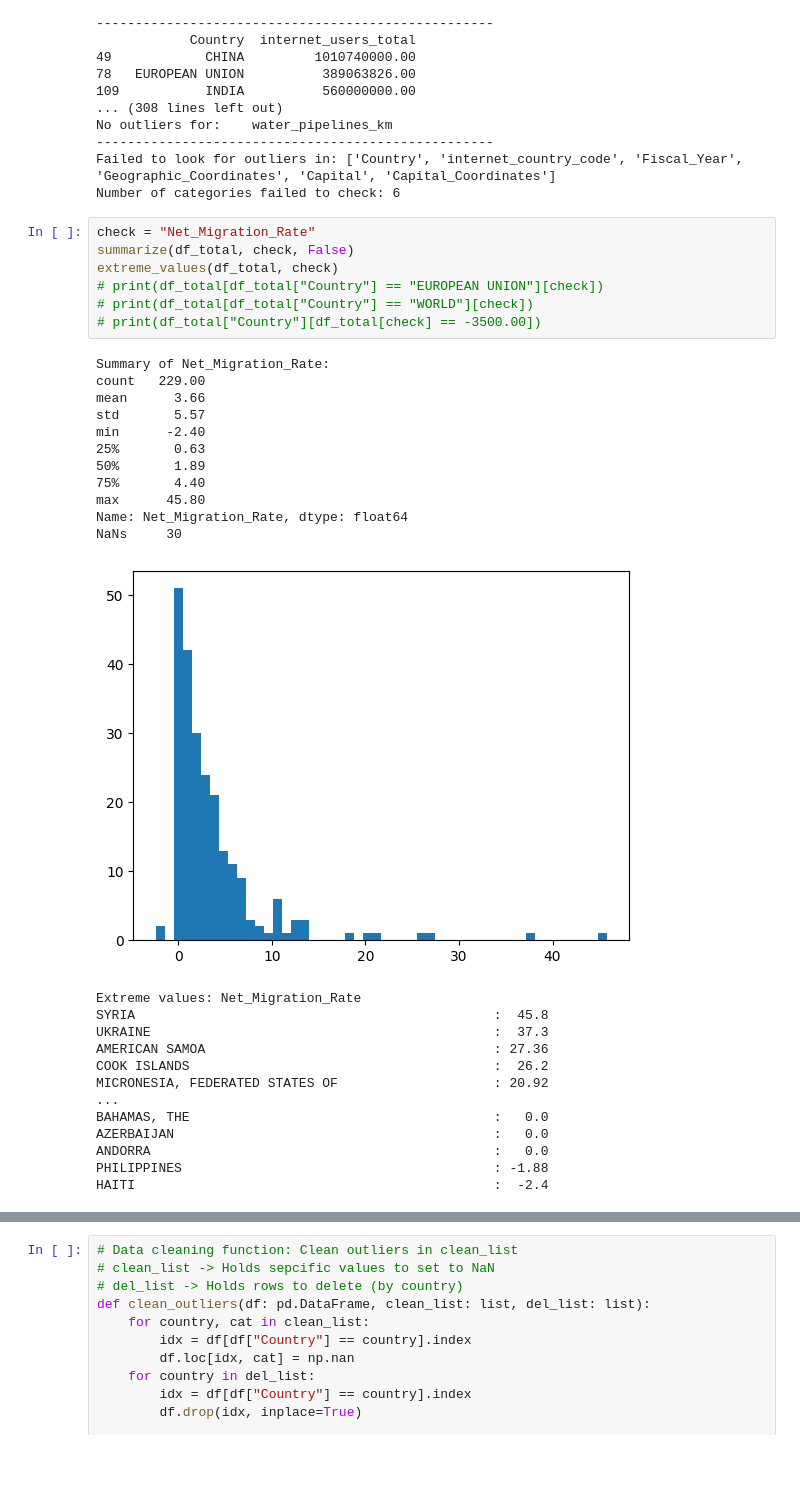
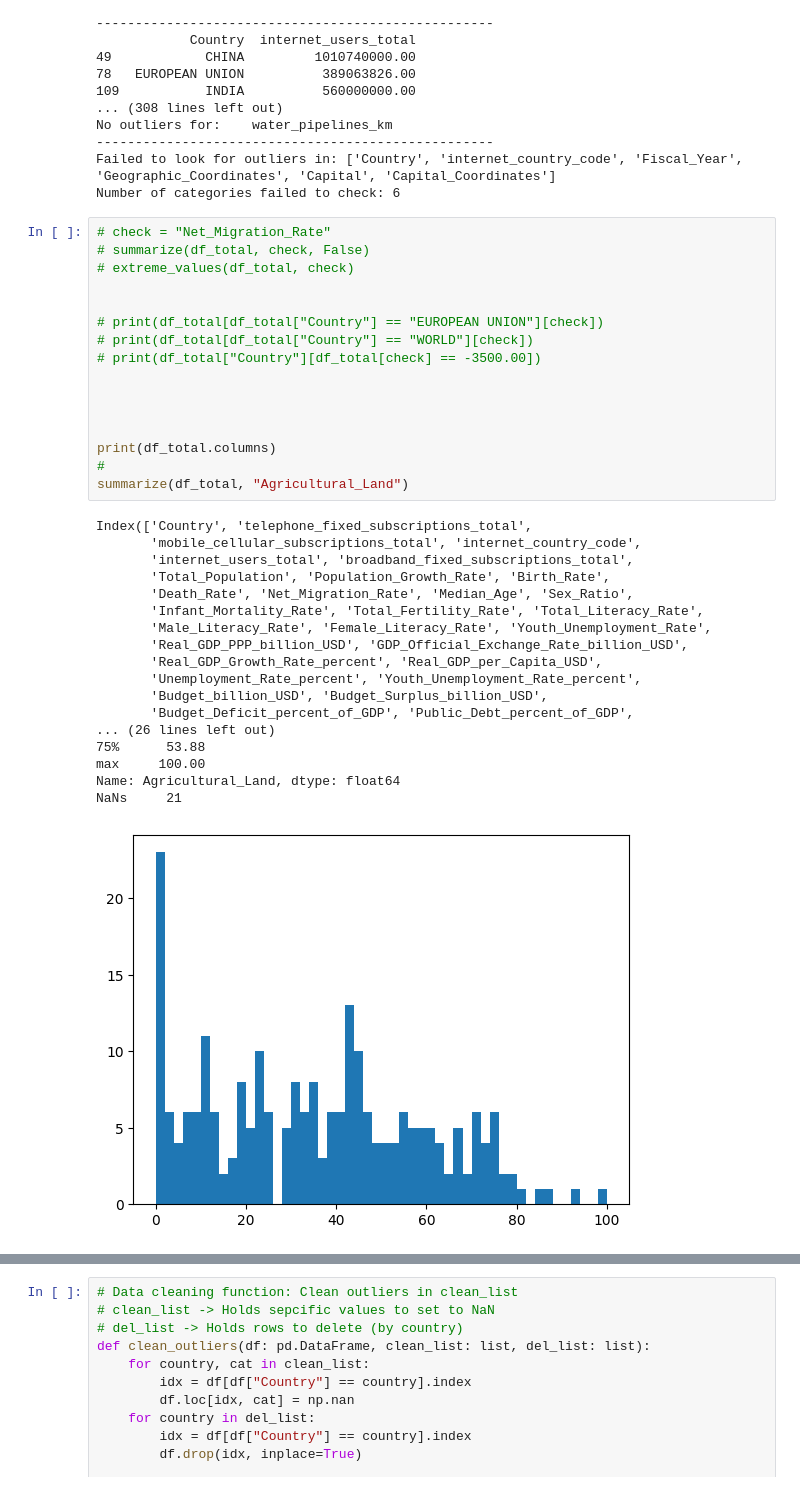
Before and after one commit to Kwan-Lam/Visualization, a Jupyter notebook: JBI100_Data_Exploration.ipynb, the cells around one changed output, grey strips where cells are left out. Cells and saved outputs as stored; diff of their text form; blank space fills up the shorter version.

```diff
--- a/JBI100_Data_Exploration.ipynb
+++ b/JBI100_Data_Exploration.ipynb
@@ -467,37 +485,40 @@ No outliers for:    water_pipelines_km
 Failed to look for outliers in: ['Country', 'internet_country_code', 'Fiscal_Year', 'Geographic_Coordinates', 'Capital', 'Capital_Coordinates']
 Number of categories failed to check: 6
 # %%
-check = "Net_Migration_Rate"
-summarize(df_total, check, False)
-extreme_values(df_total, check)
+# check = "Net_Migration_Rate"
+# summarize(df_total, check, False)
+# extreme_values(df_total, check)
+
+
 # print(df_total[df_total["Country"] == "EUROPEAN UNION"][check])
 # print(df_total[df_total["Country"] == "WORLD"][check])
 # print(df_total["Country"][df_total[check] == -3500.00])
+
+
+
+
+print(df_total.columns)
+#
+summarize(df_total, "Agricultural_Land")
 # %% [output]
-Summary of Net_Migration_Rate:
-count   229.00
-mean      3.66
-std       5.57
-min      -2.40
-25%       0.63
-50%       1.89
-75%       4.40
-max      45.80
-Name: Net_Migration_Rate, dtype: float64
-NaNs     30
+Index(['Country', 'telephone_fixed_subscriptions_total',
+       'mobile_cellular_subscriptions_total', 'internet_country_code',
+       'internet_users_total', 'broadband_fixed_subscriptions_total',
+       'Total_Population', 'Population_Growth_Rate', 'Birth_Rate',
+       'Death_Rate', 'Net_Migration_Rate', 'Median_Age', 'Sex_Ratio',
+       'Infant_Mortality_Rate', 'Total_Fertility_Rate', 'Total_Literacy_Rate',
+       'Male_Literacy_Rate', 'Female_Literacy_Rate', 'Youth_Unemployment_Rate',
+       'Real_GDP_PPP_billion_USD', 'GDP_Official_Exchange_Rate_billion_USD',
+       'Real_GDP_Growth_Rate_percent', 'Real_GDP_per_Capita_USD',
+       'Unemployment_Rate_percent', 'Youth_Unemployment_Rate_percent',
+       'Budget_billion_USD', 'Budget_Surplus_billion_USD',
+       'Budget_Deficit_percent_of_GDP', 'Public_Debt_percent_of_GDP',
+... (26 lines left out)
+75%      53.88
+max     100.00
+Name: Agricultural_Land, dtype: float64
+NaNs     21
-[figure, old version]
+[figure, new version]
-Extreme values: Net_Migration_Rate
-SYRIA                                              :  45.8
-UKRAINE                                            :  37.3
-AMERICAN SAMOA                                     : 27.36
-COOK ISLANDS                                       :  26.2
-MICRONESIA, FEDERATED STATES OF                    : 20.92
-...
-BAHAMAS, THE                                       :   0.0
-AZERBAIJAN                                         :   0.0
-ANDORRA                                            :   0.0
-PHILIPPINES                                        : -1.88
-HAITI                                              :  -2.4
 # %%
 # Weird observations:
 print(f"WORLD has {df_total[df_total["Country"] == "WORLD"]["mobile_cellular_subscriptions_total"].iloc[0]} mobile_cellular_subscriptions_total")
```
Also changed, not shown: parts of 5 cells of this notebook, 1 other file.
